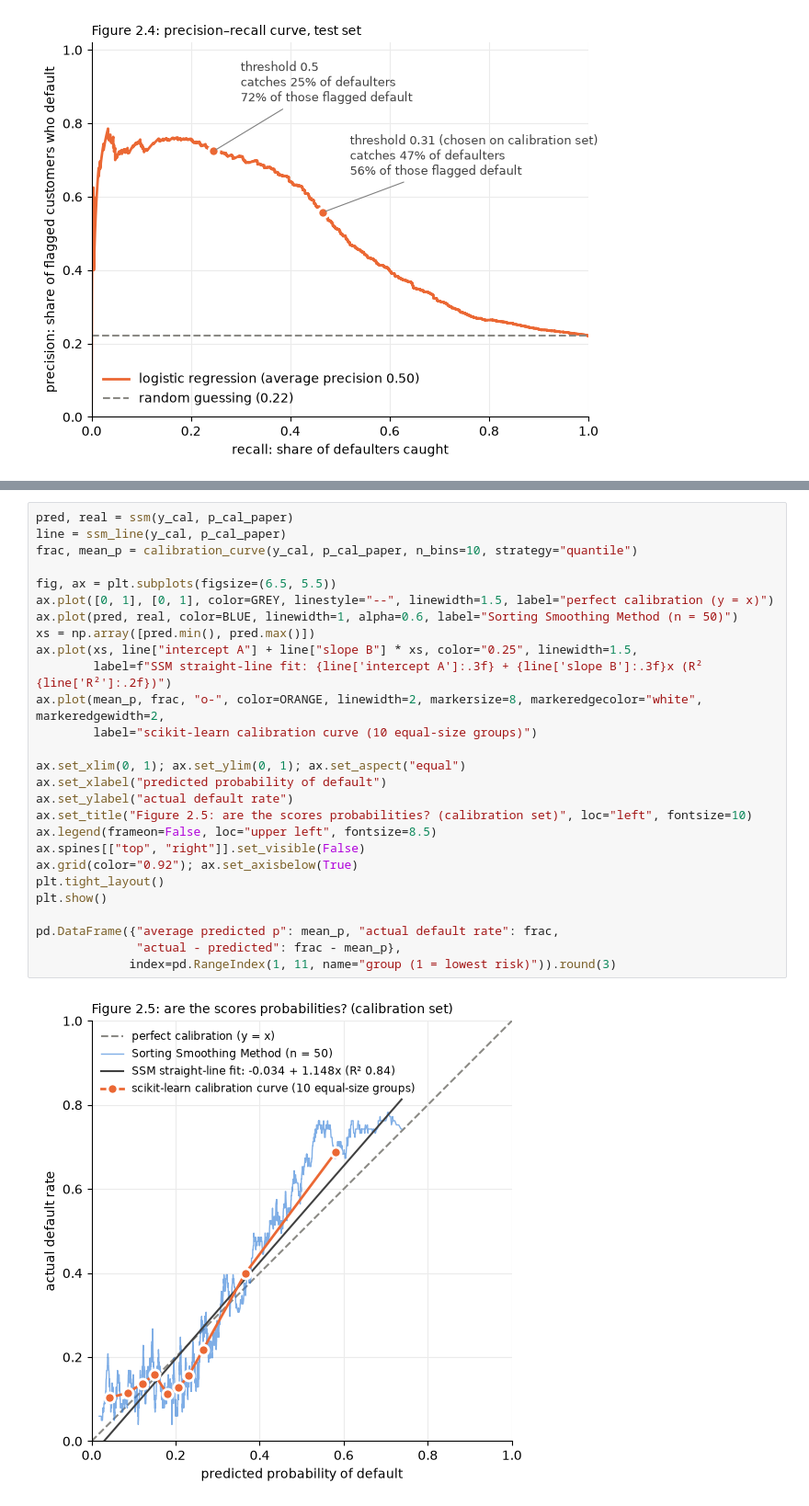
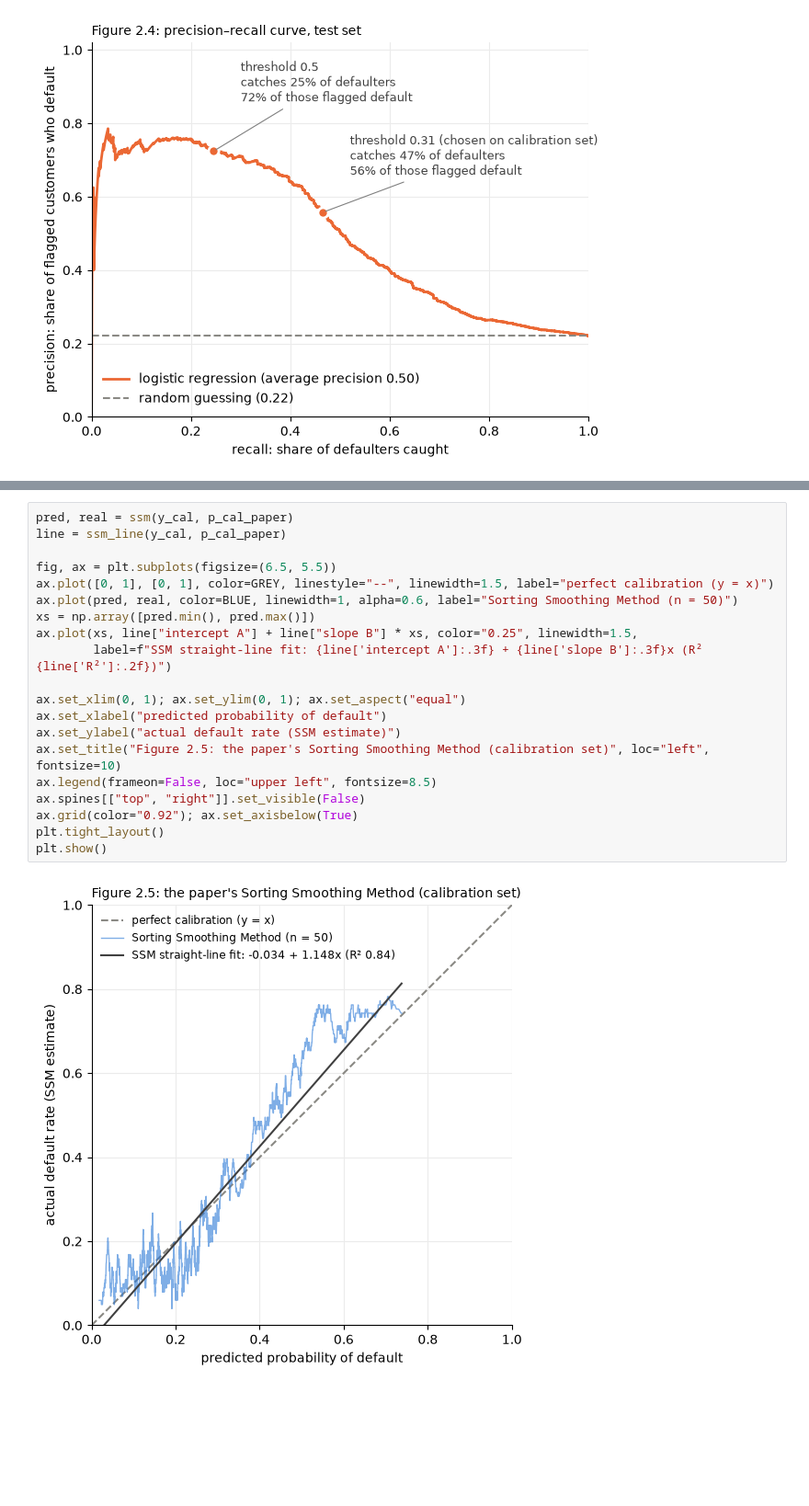
Before and after one commit to Oscar339/dst-sprint0, a Jupyter notebook: report/02-YehLien.ipynb, the cells around one changed output, grey strips where cells are left out. Shown at 92% size. Saved outputs shown, nothing was run; the diff lists cells and outputs as text; blank space fills up the shorter version.

```diff
--- a/report/02-YehLien.ipynb
+++ b/report/02-YehLien.ipynb
@@ -544,29 +512,22 @@ pd.DataFrame({
 # %%
 pred, real = ssm(y_cal, p_cal_paper)
 line = ssm_line(y_cal, p_cal_paper)
-frac, mean_p = calibration_curve(y_cal, p_cal_paper, n_bins=10, strategy="quantile")
 
 fig, ax = plt.subplots(figsize=(6.5, 5.5))
 ax.plot([0, 1], [0, 1], color=GREY, linestyle="--", linewidth=1.5, label="perfect calibration (y = x)")
 ax.plot(pred, real, color=BLUE, linewidth=1, alpha=0.6, label="Sorting Smoothing Method (n = 50)")
 xs = np.array([pred.min(), pred.max()])
 ax.plot(xs, line["intercept A"] + line["slope B"] * xs, color="0.25", linewidth=1.5,
         label=f"SSM straight-line fit: {line['intercept A']:.3f} + {line['slope B']:.3f}x (R² {line['R²']:.2f})")
-ax.plot(mean_p, frac, "o-", color=ORANGE, linewidth=2, markersize=8, markeredgecolor="white", markeredgewidth=2,
-        label="scikit-learn calibration curve (10 equal-size groups)")
 
 ax.set_xlim(0, 1); ax.set_ylim(0, 1); ax.set_aspect("equal")
 ax.set_xlabel("predicted probability of default")
-ax.set_ylabel("actual default rate")
-ax.set_title("Figure 2.5: are the scores probabilities? (calibration set)", loc="left", fontsize=10)
+ax.set_ylabel("actual default rate (SSM estimate)")
+ax.set_title("Figure 2.5: the paper's Sorting Smoothing Method (calibration set)", loc="left", fontsize=10)
 ax.legend(frameon=False, loc="upper left", fontsize=8.5)
 ax.spines[["top", "right"]].set_visible(False)
 ax.grid(color="0.92"); ax.set_axisbelow(True)
 plt.tight_layout()
 plt.show()
-
-pd.DataFrame({"average predicted p": mean_p, "actual default rate": frac,
-              "actual - predicted": frac - mean_p},
-             index=pd.RangeIndex(1, 11, name="group (1 = lowest risk)")).round(3)
 # %% [output]
-[figure, old version]
+[figure, new version]
```
Also changed, not shown: parts of 16 cells of this notebook, 1 other file.
